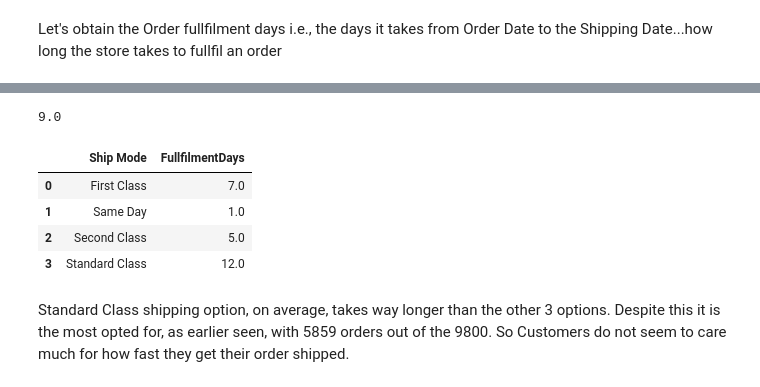
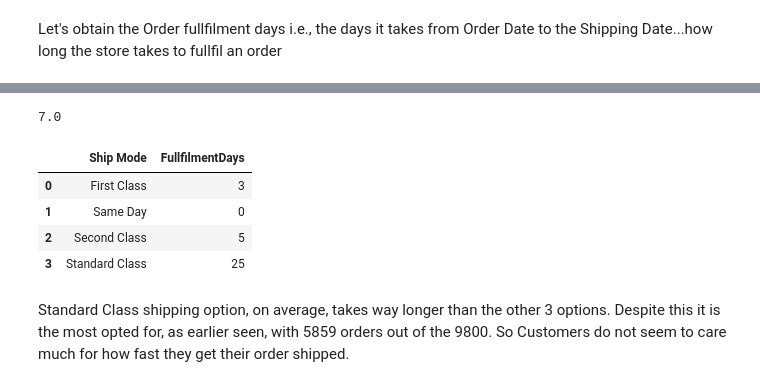
Before and after one commit to WayneNyariroh/StoreSales_Analysis, a Jupyter notebook: superStoreSales_EDA.ipynb, the cells around one changed output, grey strips where cells are left out. Saved outputs shown, nothing was run; the diff lists cells and outputs as text; code cells hidden in the pictures.

```diff
--- a/superStoreSales_EDA.ipynb
+++ b/superStoreSales_EDA.ipynb
@@ -552,7 +552,8 @@ the Standard Class shipping mode is the most opted for by customers for their or
 # %% [markdown]
 Let's obtain the Order fullfilment days i.e., the days it takes from Order Date to the Shipping Date...how long the store takes to fullfil an order
 # %%
-store_df['Fullfilment Days'] = store_df['Ship Date'] - store_df['Order Date'] #a new column that gets its values from the difference of the two columns
+store_df['Fullfilment Days'] = (store_df['Ship Date'] - store_df['Order Date']).abs() #a new column that gets its values from the difference of the two columns
+#added abs() cause the initial gave negative values in some rows
 # %%
 store_df.sample(2) #check if column added
 # %% [output]
@@ -570,15 +585,15 @@ store_df['FullfilmentDays'] = store_df['FullfilmentDays'].astype(int) #turn the
 # %%
-store_df['FullfilmentDays'].mean().round(0)
+store_df['FullfilmentDays'].sort_values().median().round(0) #the median avg
 # %% [output]
-9.0
+7.0
 # %%
-pd.pivot_table(store_df, 'FullfilmentDays', index='Ship Mode', aggfunc='mean').round(0).reset_index()
+pd.pivot_table(store_df, 'FullfilmentDays', index='Ship Mode', aggfunc='median').round(0).reset_index() #avg days taken to fullfil orders based on shipping mode
 # %% [output]
 |  | Ship Mode | FullfilmentDays |
-| 0 | First Class | 7.0 |
-| 1 | Same Day | 1.0 |
-| 2 | Second Class | 5.0 |
-| 3 | Standard Class | 12.0 |
+| 0 | First Class | 3 |
+| 1 | Same Day | 0 |
+| 2 | Second Class | 5 |
+| 3 | Standard Class | 25 |
 # %% [markdown]
 Standard Class shipping option, on average, takes way longer than the other 3 options. Despite this it is the most opted for, as earlier seen, with 5859 orders out of the 9800. So Customers do not seem to care much for how fast they get their order shipped.
 # %% [markdown]
```
Also changed, not shown: parts of 7 cells of this notebook.
